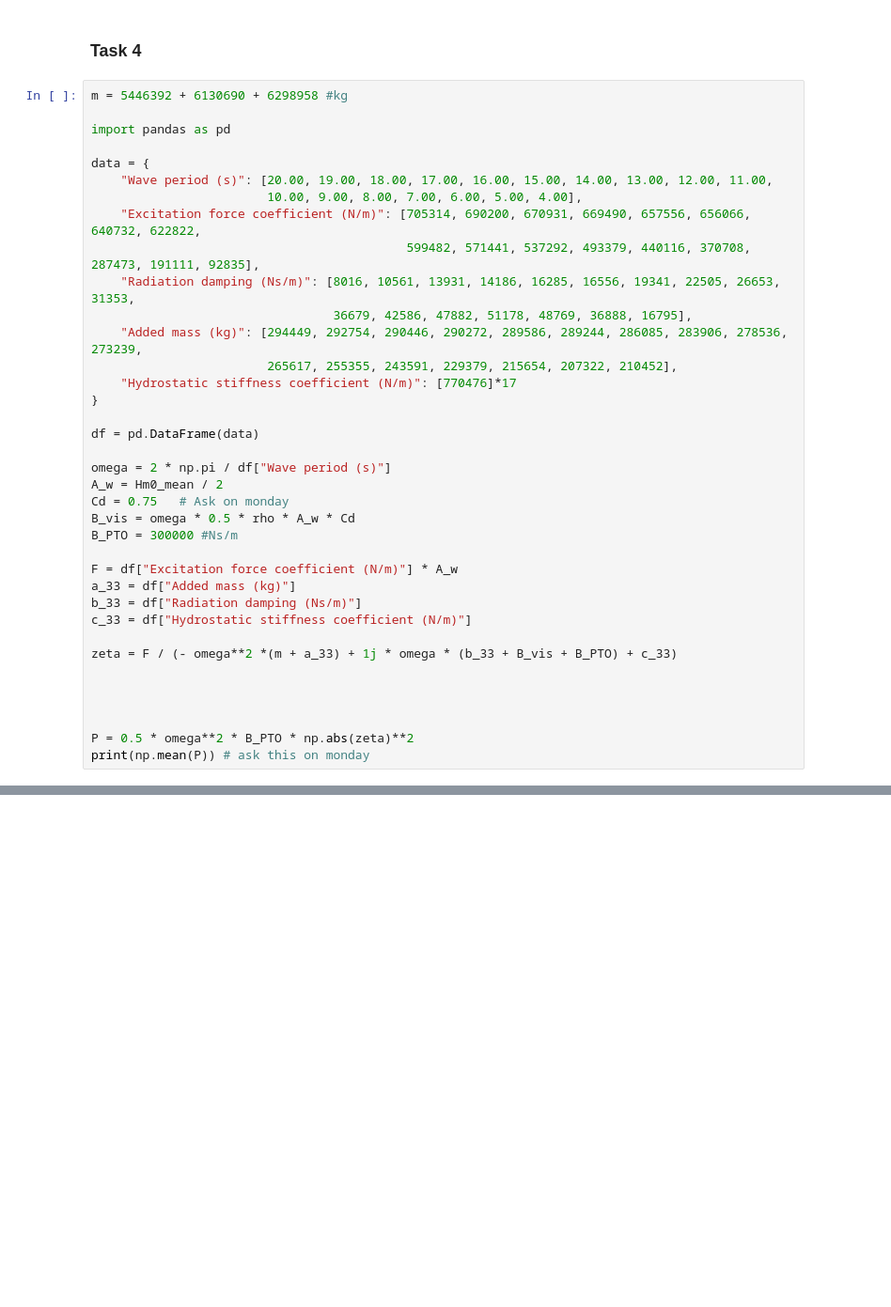
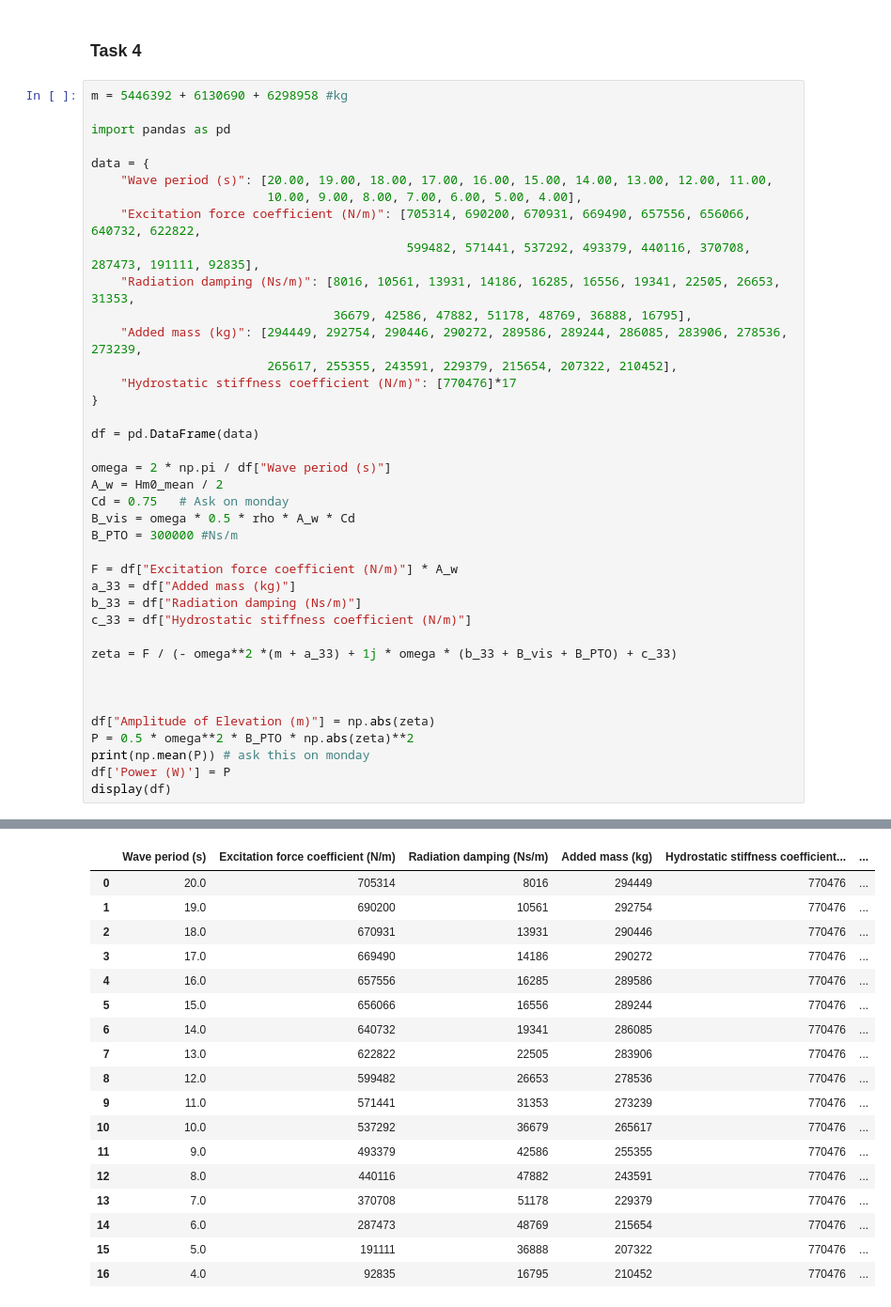
Before and after one commit to Aqdas-M/Offshore-Renewable-Technologies, a Jupyter notebook: Assignment 3/Assignment_3_Code.ipynb, the cells around one changed output, grey strips where cells are left out. Shown at 94% size. Drawn from its saved outputs; the diff is of its cells as text; blank space fills up the shorter version.

Commit message:
table changed

```diff
--- a/Assignment 3/Assignment_3_Code.ipynb
+++ b/Assignment 3/Assignment_3_Code.ipynb
@@ -332,31 +332,51 @@ data = {
     "Excitation force coefficient (N/m)": [705314, 690200, 670931, 669490, 657556, 656066, 640732, 622822,
                                            599482, 571441, 537292, 493379, 440116, 370708, 287473, 191111, 92835],
     "Radiation damping (Ns/m)": [8016, 10561, 13931, 14186, 16285, 16556, 19341, 22505, 26653, 31353,
                                  36679, 42586, 47882, 51178, 48769, 36888, 16795],
     "Added mass (kg)": [294449, 292754, 290446, 290272, 289586, 289244, 286085, 283906, 278536, 273239,
                         265617, 255355, 243591, 229379, 215654, 207322, 210452],
     "Hydrostatic stiffness coefficient (N/m)": [770476]*17
 }
 
 df = pd.DataFrame(data)
 
 omega = 2 * np.pi / df["Wave period (s)"]
 A_w = Hm0_mean / 2
 Cd = 0.75   # Ask on monday
 B_vis = omega * 0.5 * rho * A_w * Cd
 B_PTO = 300000 #Ns/m
 
 F = df["Excitation force coefficient (N/m)"] * A_w
 a_33 = df["Added mass (kg)"]
 b_33 = df["Radiation damping (Ns/m)"]
 c_33 = df["Hydrostatic stiffness coefficient (N/m)"]
 
 zeta = F / (- omega**2 *(m + a_33) + 1j * omega * (b_33 + B_vis + B_PTO) + c_33)
 
 
 
-
+df["Amplitude of Elevation (m)"] = np.abs(zeta)
 P = 0.5 * omega**2 * B_PTO * np.abs(zeta)**2
 print(np.mean(P)) # ask this on monday
+df['Power (W)'] = P
+display(df)
 # %% [output]
 1520.4947474587616
+|  | Wave period (s) | Excitation force coefficient (N/m) | Radiation damping (Ns/m) | Added mass (kg) | Hydrostatic stiffness coefficient... | ... |
+| 0 | 20.0 | 705314 | 8016 | 294449 | 770476 | ... |
+| 1 | 19.0 | 690200 | 10561 | 292754 | 770476 | ... |
+| 2 | 18.0 | 670931 | 13931 | 290446 | 770476 | ... |
+| 3 | 17.0 | 669490 | 14186 | 290272 | 770476 | ... |
+| 4 | 16.0 | 657556 | 16285 | 289586 | 770476 | ... |
+| 5 | 15.0 | 656066 | 16556 | 289244 | 770476 | ... |
+| 6 | 14.0 | 640732 | 19341 | 286085 | 770476 | ... |
+| 7 | 13.0 | 622822 | 22505 | 283906 | 770476 | ... |
+| 8 | 12.0 | 599482 | 26653 | 278536 | 770476 | ... |
+| 9 | 11.0 | 571441 | 31353 | 273239 | 770476 | ... |
+| 10 | 10.0 | 537292 | 36679 | 265617 | 770476 | ... |
+| 11 | 9.0 | 493379 | 42586 | 255355 | 770476 | ... |
+| 12 | 8.0 | 440116 | 47882 | 243591 | 770476 | ... |
+| 13 | 7.0 | 370708 | 51178 | 229379 | 770476 | ... |
+| 14 | 6.0 | 287473 | 48769 | 215654 | 770476 | ... |
+| 15 | 5.0 | 191111 | 36888 | 207322 | 770476 | ... |
+| 16 | 4.0 | 92835 | 16795 | 210452 | 770476 | ... |
```
